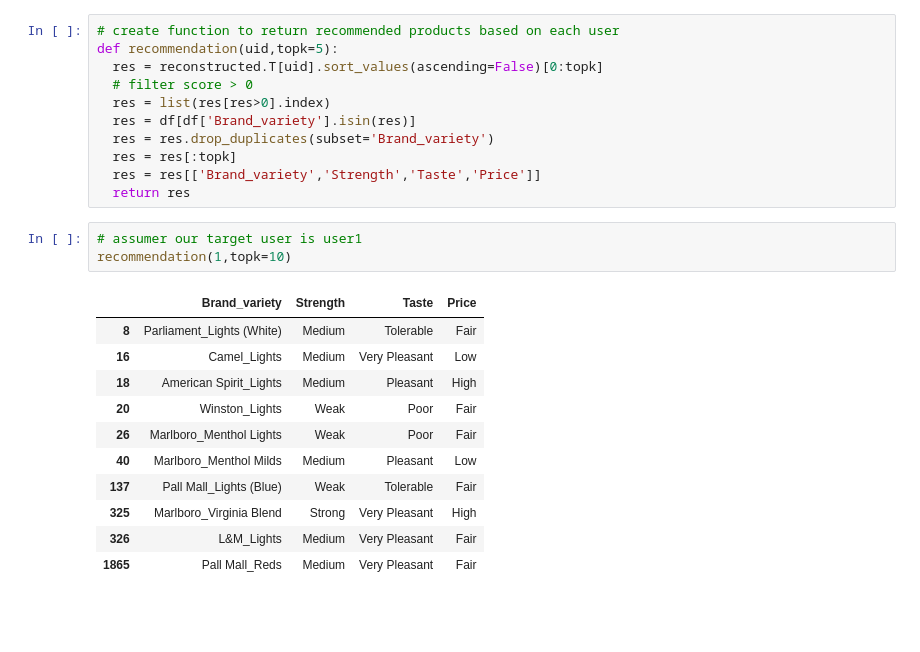
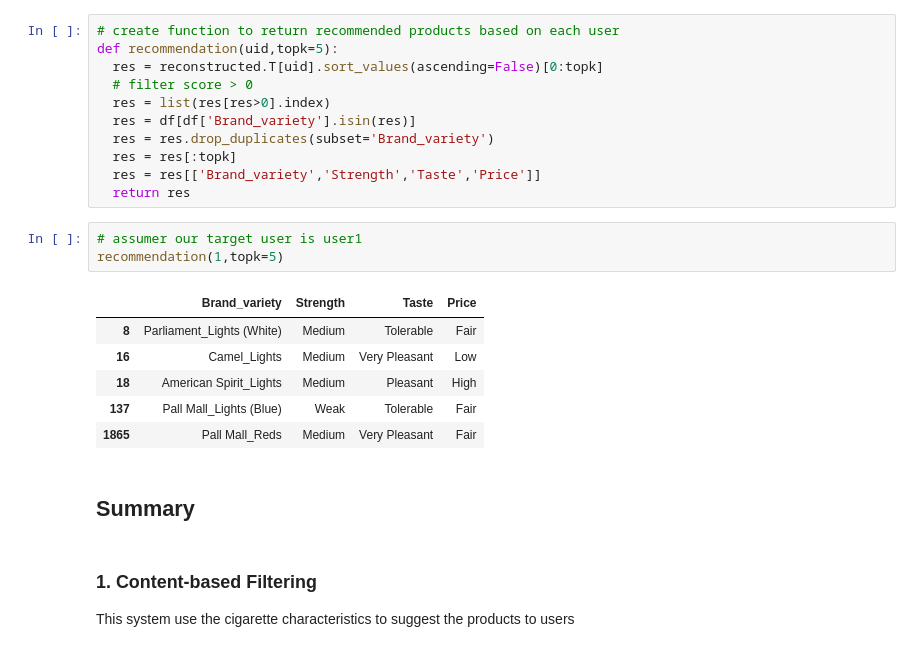
Before and after one commit to TanyamonSiri/Machine_Learning_Project, a Jupyter notebook: Recommendation_System/Recommedation_System.ipynb, the cells around one changed output. Saved outputs shown, nothing was run; the diff lists cells and outputs as text; blank space fills up the shorter version.

```diff
--- a/Recommendation_System/Recommedation_System.ipynb
+++ b/Recommendation_System/Recommedation_System.ipynb
@@ -602,16 +606,16 @@ def recommendation(uid,topk=5):
   return res
 # %%
 # assumer our target user is user1
-recommendation(1,topk=10)
+recommendation(1,topk=5)
 # %% [output]
 |  | Brand_variety | Strength | Taste | Price |
 | 8 | Parliament_Lights (White) | Medium | Tolerable | Fair |
 | 16 | Camel_Lights | Medium | Very Pleasant | Low |
 | 18 | American Spirit_Lights | Medium | Pleasant | High |
-| 20 | Winston_Lights | Weak | Poor | Fair |
-| 26 | Marlboro_Menthol Lights | Weak | Poor | Fair |
-| 40 | Marlboro_Menthol Milds | Medium | Pleasant | Low |
 | 137 | Pall Mall_Lights (Blue) | Weak | Tolerable | Fair |
-| 325 | Marlboro_Virginia Blend | Strong | Very Pleasant | High |
-| 326 | L&M_Lights | Medium | Very Pleasant | Fair |
 | 1865 | Pall Mall_Reds | Medium | Very Pleasant | Fair |
+# %% [markdown]
+## Summary
+# %% [markdown]
+### 1. Content-based Filtering
+This system use the cigarette characteristics to suggest the products to users
```
Also changed, not shown: parts of 16 cells of this notebook.
